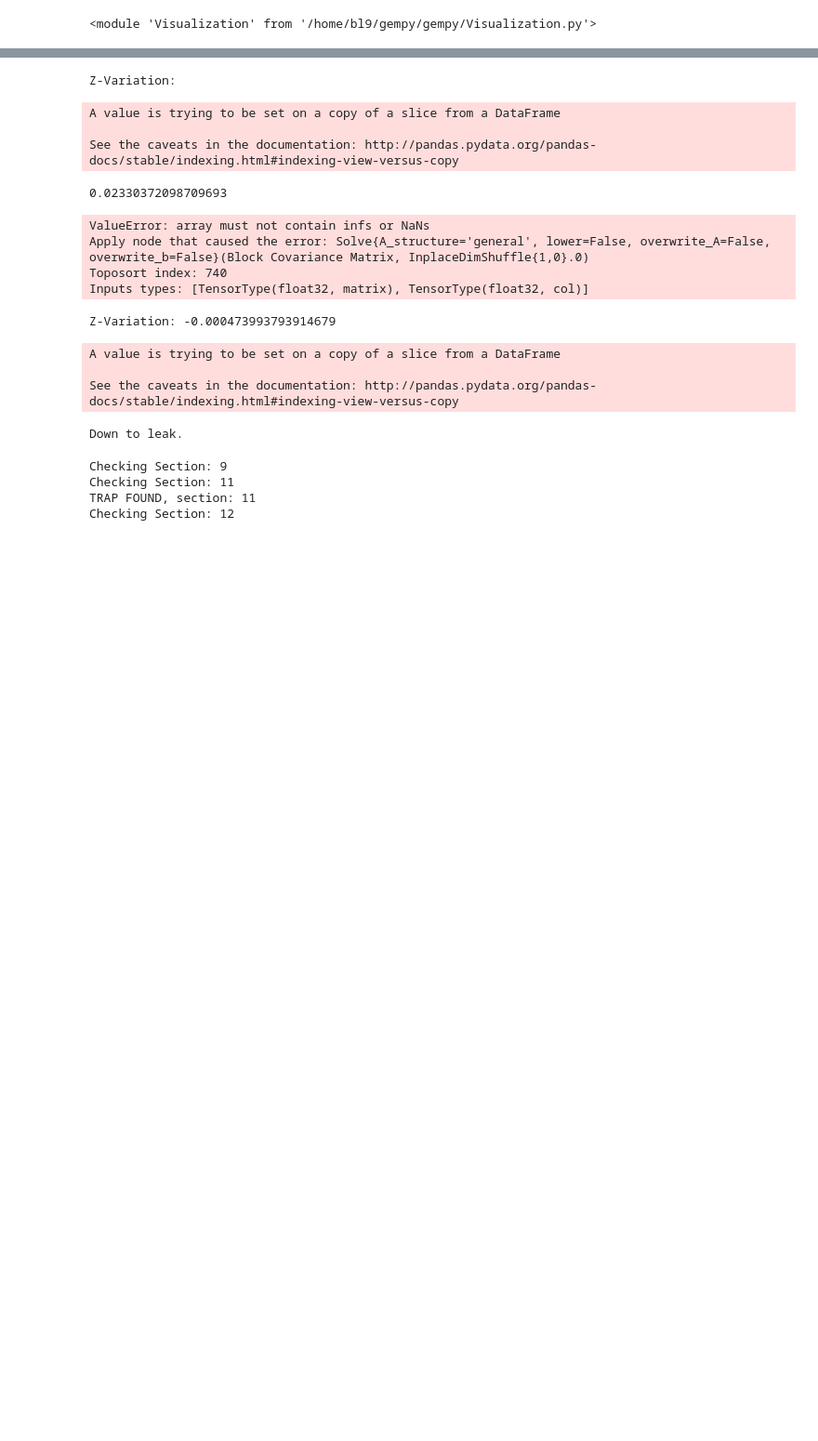
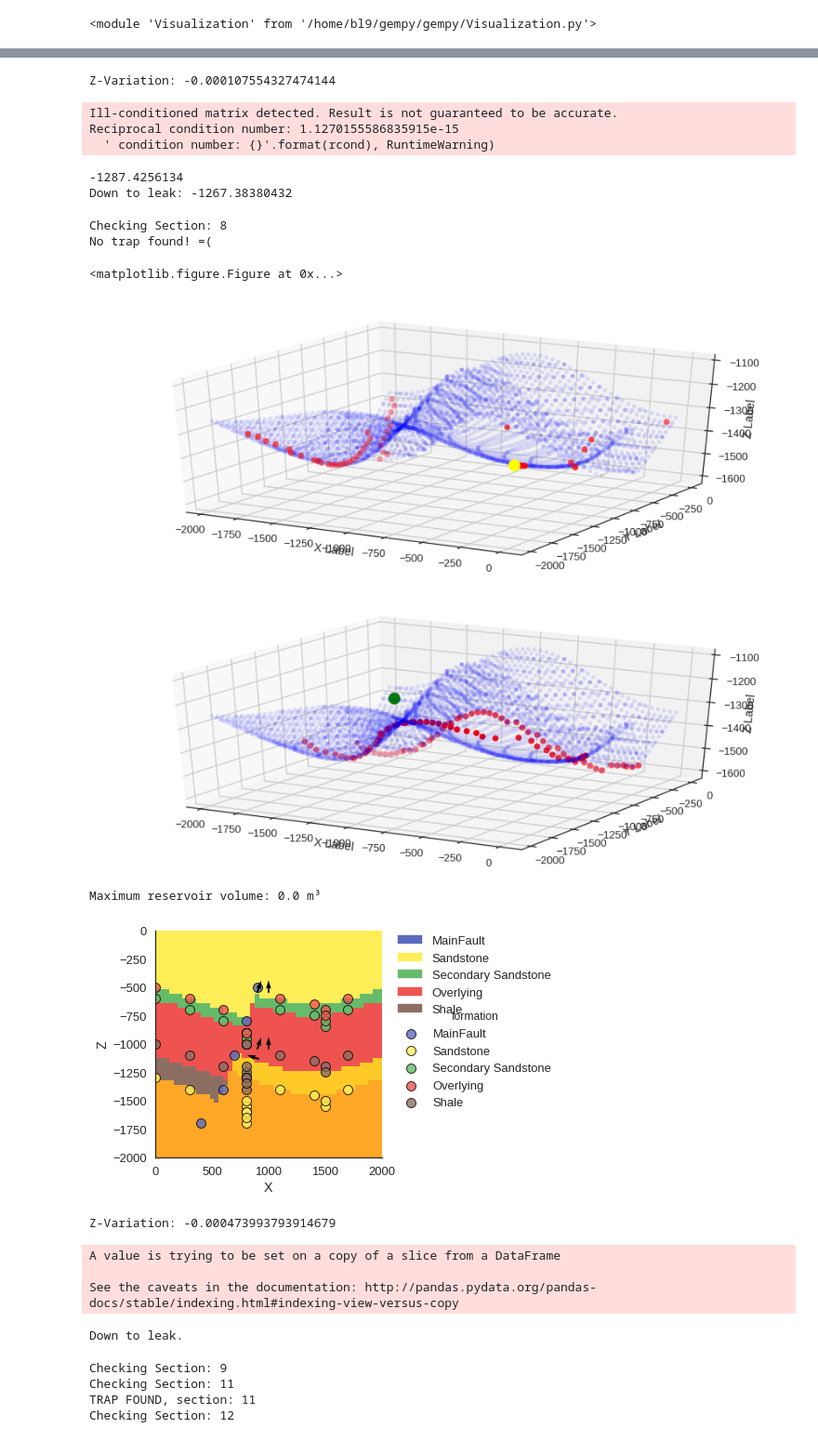
Before and after one commit to nre-aachen/Theses, a Jupyter notebook: Risk analysis/Notebooks/3D uncertainty (improved geo model).ipynb, the cells around one changed output, grey strips where cells are left out. Shown at 93% size. Drawn from its saved outputs; the diff is of its cells as text; code cells hidden in the pictures; blank space fills up the shorter version.

```diff
--- a/Risk analysis/Notebooks/3D uncertainty (improved geo model).ipynb
+++ b/Risk analysis/Notebooks/3D uncertainty (improved geo model).ipynb
@@ -145,7 +146,7 @@ scale_factor = (model_size/resolution) #original grid in [m]/grid resolution -->
 def spill_point(res_surface):
     mini = argrelextrema(res_surface[:,2], np.less, order=10)
     minima = np.array(list(zip(np.take(res_surface[:,1], mini[0]), np.take(res_surface[:,0], mini[0]), np.take(res_surface[:,2], mini[0]))))
-    fault_thresh = minima[:,1] > 700 #taking only relevant side by setting a threshold visually estimated, best: 20
+    fault_thresh = minima[:,1] > 0 #taking only relevant side by setting a threshold visually estimated, best: 20
     spill_min_line = minima[fault_thresh]
     spill_pos = np.array(np.argmax(spill_min_line[:,2]))
     spill_z = np.take(spill_min_line[:,2], spill_pos)
@@ -232,7 +233,7 @@ def leak_point(res_surface):
     # only want to look at the line bordering the fault surface
     # need for a general function/method to limit to only that line!
     # For now: Taking only relevant side by setting a threshold that is visually estimated
-    near_fault_thresh = leak_min[:,0] < 1500
+    near_fault_thresh = leak_min[:,0] < 2000
     leak_line = leak_min[near_fault_thresh]
 
     # The highest point of the leak line is the leak point!
@@ -284,7 +427,7 @@ def topo_analysis(lith, fault):
     lith_pad = (np.pad(lith.reshape(50,50,50), 1, 'constant', constant_values = (8,8)))
     fault_pad = (np.pad(fault.reshape(50,50,50), 1, 'constant', constant_values = (8,8)))
     topo = Topology.Topology(lith_pad, fault_pad)
-    topo.draw_section(25)
+    #topo.draw_section(25)
     topo_block = topo.labels
     # Finding sections which are possible traps in the reservoir (formation number = 7)
     topo_keys = [int(k) for k in topo.lith_to_labels_lot["7"].keys()]
@@ -306,8 +449,8 @@ def topo_analysis(lith, fault):
             bool_block[top_bool] = True
     # Removing padding
     trap_mask = bool_block[1:-1,1:-1,1:-1]
-    plt.imshow(trap_mask[:,25,:].T, origin="lower")
-    plt.show()
+    #plt.imshow(trap_mask[:,25,:].T, origin="lower")
+    #plt.show()
     return trap_mask
 # %%
 # MAIN FUNCTION: Calculation of maximum fill volume in reservoir traps
@@ -322,10 +465,10 @@ def max_trap_vol(lith, fault, res_surface):
     max_z = 2 * np.max([spill_z, leak_z])
 
     if max_z == spill_z:
-        print("Down to spill.")
+        print("Down to spill:", spill_z)
         bottom_surface = spill_bottom
     else:
-        print("Down to leak.")
+        print("Down to leak:", leak_z)
         bottom_surface = leak_bottom
 
     #print('Max_Z:', max_z)
@@ -357,8 +500,8 @@ def max_trap_vol(lith, fault, res_surface):
     trap_vol = ((scale_factor)**3) * vol_cells
 
     #PLOTTING OF SPILL, LEAK AND BOTTOM POSSIBLE HERE:
-    #plot_spill(res_surface, spill_min_line, spill_p)
-    #plot_leak(res_surface, leak_line, leak_p)
+    plot_spill(res_surface, spill_min_line, spill_p)
+    plot_leak(res_surface, leak_line, leak_p)
     #plot_trap(res_surface, bottom_surface, spill_p, leak_p)
     #PRINTING OF SPILL, LEAK:
     #print('Spill_Z:', spill_z)
@@ -427,42 +570,47 @@ z_over_top = pymc.Normal('z_unc_over', 0, 1./0.0008)
 # %%
 @pymc.deterministic
 def gempy_model(value=0, z_res_top = z_res_top):
 
     new_z = res_z + z_res_top
     print('Z-Variation:', z_res_top)
     #print('new', new_z)
     #print(res_z)
     interp_data.geo_data_res.interfaces['Z'][interp_data.geo_data_res.interfaces['formation'] == 'Shale'] = new_z
 
-    sol, pot = gp.compute_model(interp_data, get_potential_at_interfaces=True)
-    lith_block = sol[0, 0,:]
-    fault_block = sol[0, 2,:]
-    res_surf, res_surf_simp = gp.get_surfaces(potential_block=sol[0, 1,:],
-                                          interp_data = interp_data, n_formation = (interp_data.get_formation_number()['Shale']),
-                                             original_scale=False)
+    lith_sol, fault_sol = gp.compute_model(interp_data) #get_potential_at_interfaces=True)
+    lith_block = lith_sol[0,0]
+    fault_block = fault_sol[0,0]
+    res_surf, res_surf_simp = gp.get_surfaces(interp_data = interp_data, potential_lith=lith_sol[0,1],
+                                              potential_fault=fault_sol[0,1]
+                                              ,n_formation = (interp_data.get_formation_number()['Shale']),
+                                             original_scale=True)
 
-    max_vol, sol[0, 0,:], bottom, trap = max_trap_vol(lith_block, fault_block, res_surf)
+    max_vol, lith_sol[0,0], bottom, trap = max_trap_vol(lith_block, fault_block, res_surf)
 
     print("Maximum reservoir volume: %s m³" % max_vol)
-    gp.plot_section(geo_data, sol[0, 0,:], 25, plot_data =1)
+    gp.plot_section(geo_data, lith_sol[0,0], 25, plot_data =1)
 
     #gp.plot_section(geo_data, sol[0, 0,:], 23
     #                , plot_data=1, direction='x')
 
     #gp.plot_surfaces_3D(geo_data, [res_surf],
     #                [res_surf_simp],
     #                ['Reservoir'], [3])
-    return sol
+    return lith_sol
 # %% [output]
-Z-Variation:
+Z-Variation: -0.000107554327474144
-A value is trying to be set on a copy of a slice from a DataFrame
-
-See the caveats in the documentation: http://pandas.pydata.org/pandas-docs/stable/indexing.html#indexing-view-versus-copy
+Ill-conditioned matrix detected. Result is not guaranteed to be accurate.
+Reciprocal condition number: 1.1270155586835915e-15
+  ' condition number: {}'.format(rcond), RuntimeWarning)
-0.02330372098709693
+-1287.4256134
+Down to leak: -1267.38380432
-ValueError: array must not contain infs or NaNs
-Apply node that caused the error: Solve{A_structure='general', lower=False, overwrite_A=False, overwrite_b=False}(Block Covariance Matrix, InplaceDimShuffle{1,0}.0)
-Toposort index: 740
-Inputs types: [TensorType(float32, matrix), TensorType(float32, col)]
+Checking Section: 8
+No trap found! =(
+<matplotlib.figure.Figure at 0x...>
+[figure, added]
+[figure, added]
+Maximum reservoir volume: 0.0 m³
+[figure, added]
 # %%
 iterations = 5
 # %%
```
Also changed, not shown: parts of 16 cells of this notebook.
